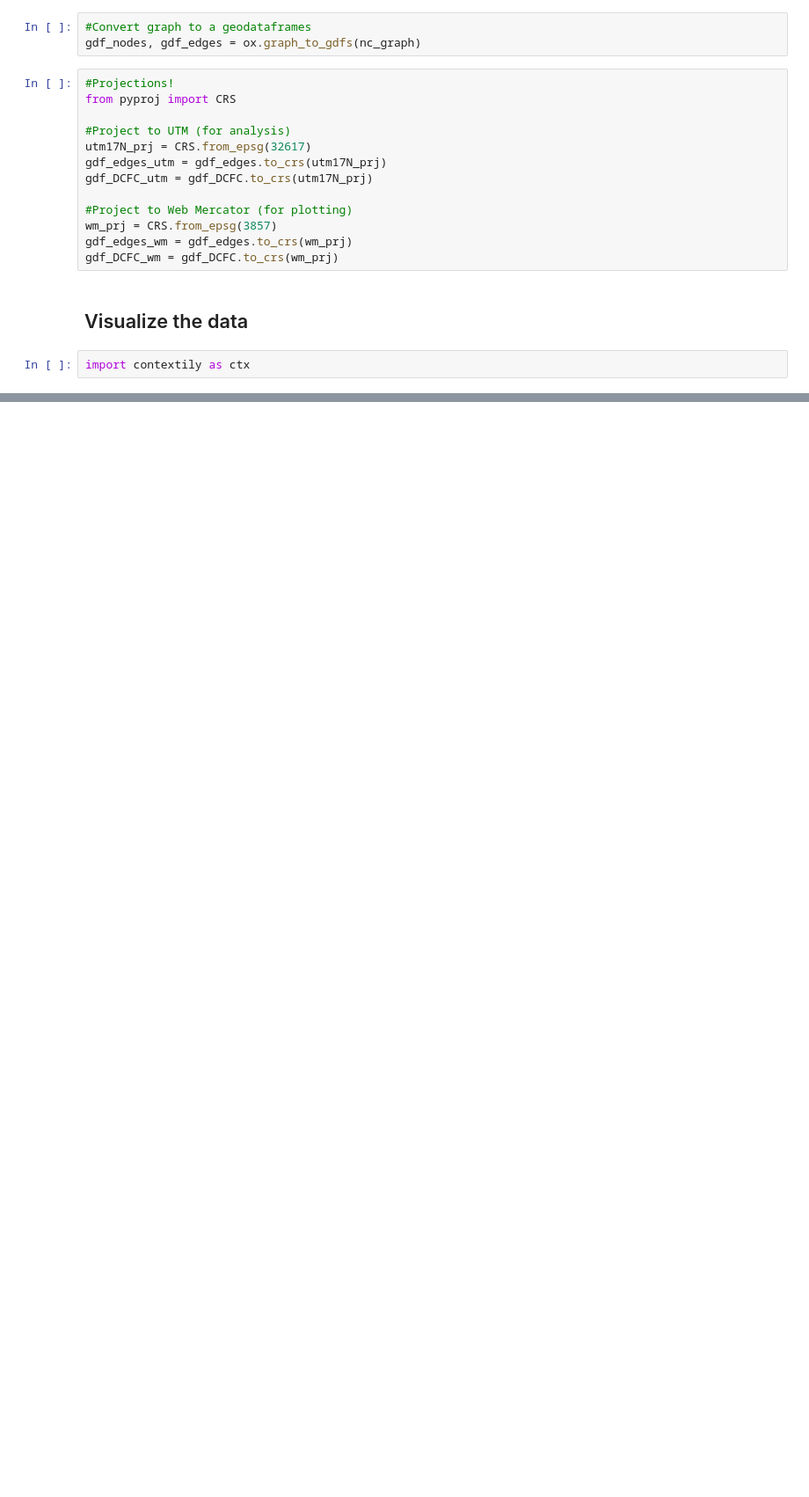
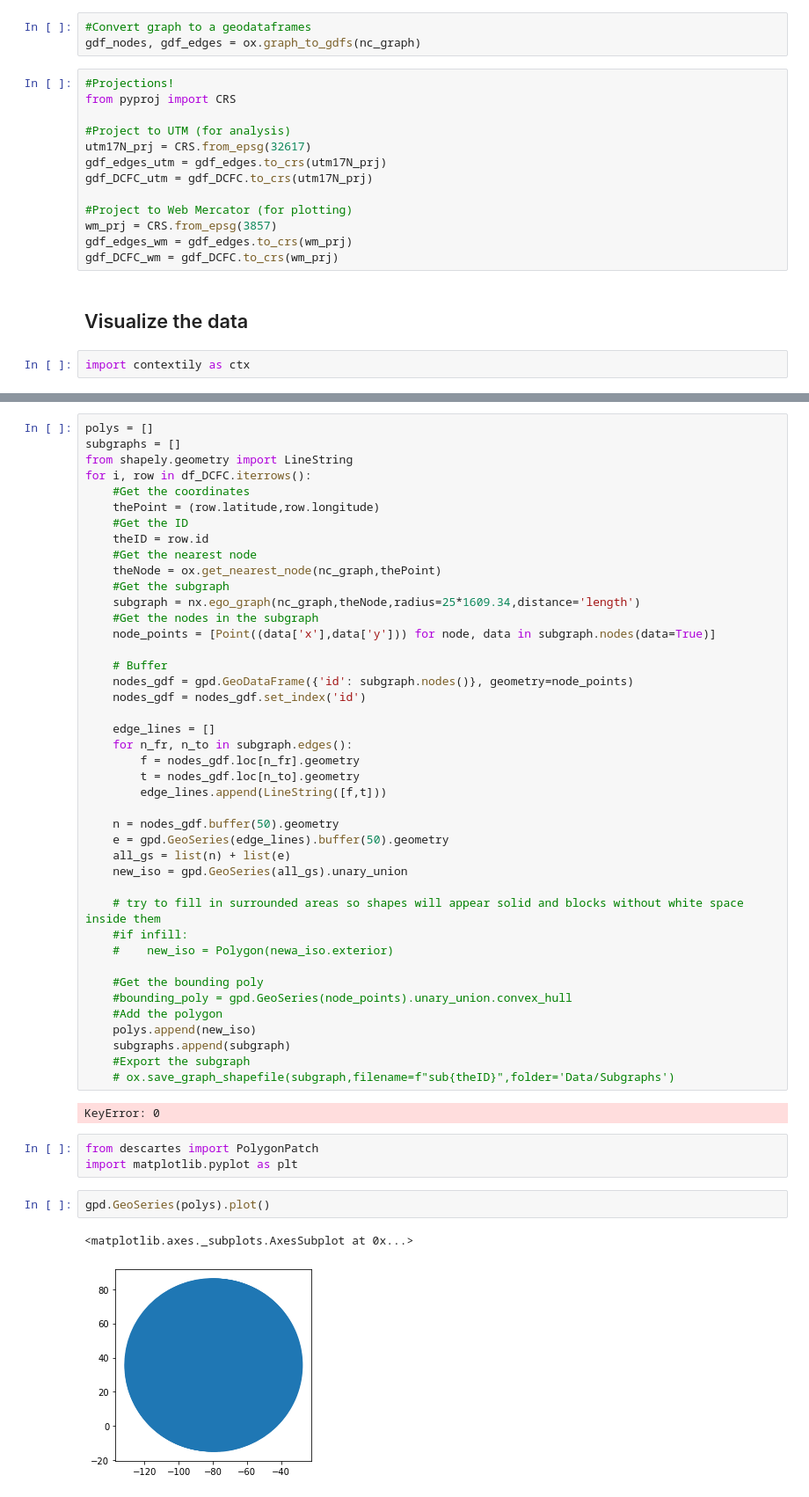
Before and after one commit to johnpfay/EV_sitetool, a Jupyter notebook: Range-Anxiety.ipynb, the cells around one changed output, grey strips where cells are left out. Shown at 88% size. Cells and saved outputs as stored; diff of their text form; blank space fills up the shorter version.

```diff
--- a/Range-Anxiety.ipynb
+++ b/Range-Anxiety.ipynb
@@ -92,0 +134,52 @@ ctx.add_basemap(ax)
+# %%
+polys = []
+subgraphs = []
+from shapely.geometry import LineString
+for i, row in df_DCFC.iterrows():
+    #Get the coordinates
+    thePoint = (row.latitude,row.longitude)
+    #Get the ID
+    theID = row.id
+    #Get the nearest node
+    theNode = ox.get_nearest_node(nc_graph,thePoint)
+    #Get the subgraph
+    subgraph = nx.ego_graph(nc_graph,theNode,radius=25*1609.34,distance='length')
+    #Get the nodes in the subgraph
+    node_points = [Point((data['x'],data['y'])) for node, data in subgraph.nodes(data=True)]
+
+    # Buffer
+    nodes_gdf = gpd.GeoDataFrame({'id': subgraph.nodes()}, geometry=node_points)
+    nodes_gdf = nodes_gdf.set_index('id')
+
+    edge_lines = []
+    for n_fr, n_to in subgraph.edges():
+        f = nodes_gdf.loc[n_fr].geometry
+        t = nodes_gdf.loc[n_to].geometry
+        edge_lines.append(LineString([f,t]))
+
+    n = nodes_gdf.buffer(50).geometry
+    e = gpd.GeoSeries(edge_lines).buffer(50).geometry
+    all_gs = list(n) + list(e)
+    new_iso = gpd.GeoSeries(all_gs).unary_union
+
+    # try to fill in surrounded areas so shapes will appear solid and blocks without white space inside them
+    #if infill:
+    #    new_iso = Polygon(newa_iso.exterior)
+
+    #Get the bounding poly
+    #bounding_poly = gpd.GeoSeries(node_points).unary_union.convex_hull
+    #Add the polygon
+    polys.append(new_iso)
+    subgraphs.append(subgraph)
+    #Export the subgraph
+    # ox.save_graph_shapefile(subgraph,filename=f"sub{theID}",folder='Data/Subgraphs')
+# %% [output]
+KeyError: 0
+# %%
+from descartes import PolygonPatch
+import matplotlib.pyplot as plt
+# %%
+gpd.GeoSeries(polys).plot()
+# %% [output]
+<matplotlib.axes._subplots.AxesSubplot at 0x...>
+[figure, added]
```
Also changed, not shown: parts of 16 cells of this notebook.
